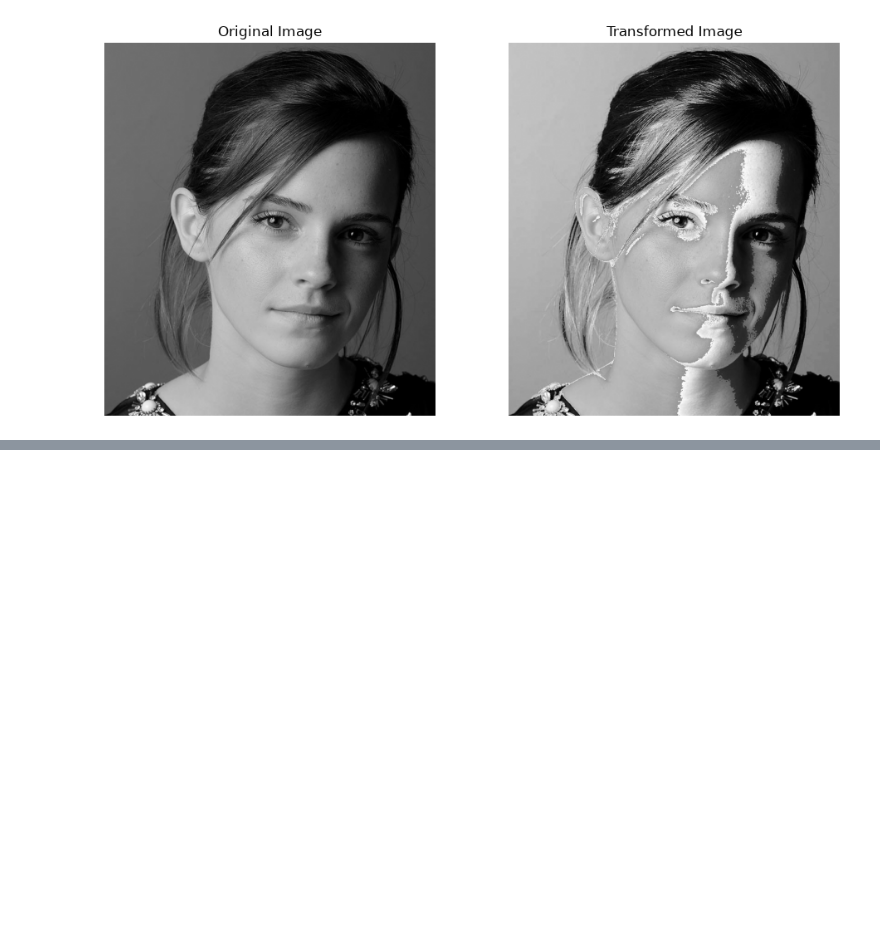
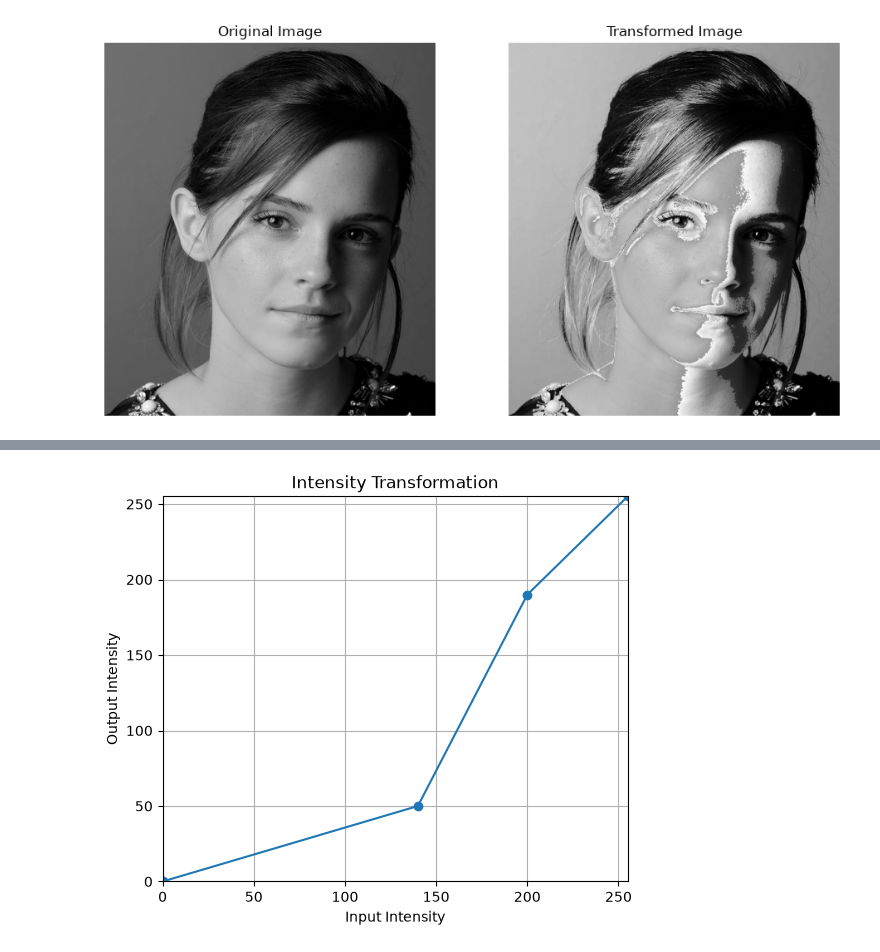
Before and after one commit to mokshan-123/EN3160-Assignment-01, a Jupyter notebook: EN3160_Assignment_1.ipynb, the cells around one changed output, grey strips where cells are left out. Cells and saved outputs as stored; diff of their text form; code cells hidden in the pictures; blank space fills up the shorter version.

```diff
--- a/EN3160_Assignment_1.ipynb
+++ b/EN3160_Assignment_1.ipynb
@@ -65,0 +116,21 @@ Question 2
+# %%
+breakpoints = np.array([
+    [0, 0],
+    [140,50],
+    [200,190],
+    [255, 255]
+])
+
+transformed = intensity_transform(im, breakpoints)
+# %%
+plt.figure(figsize=(6, 5))
+plt.plot(breakpoints[:, 0],breakpoints[:, 1],marker="o")
+plt.xlabel("Input Intensity")
+plt.ylabel("Output Intensity")
+plt.title("Intensity Transformation")
+plt.xlim(0, 255)
+plt.ylim(0, 255)
+plt.grid()
+plt.show()
+# %% [output]
+[figure, added]
```
Also changed, not shown: parts of 8 cells of this notebook.
